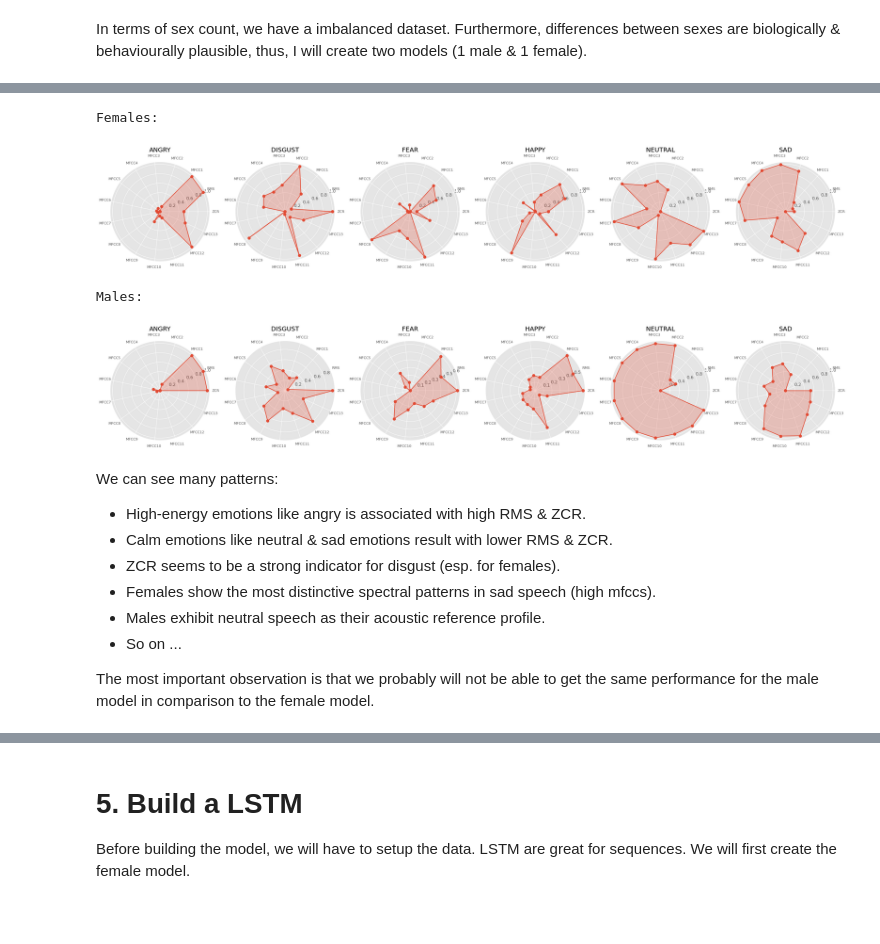
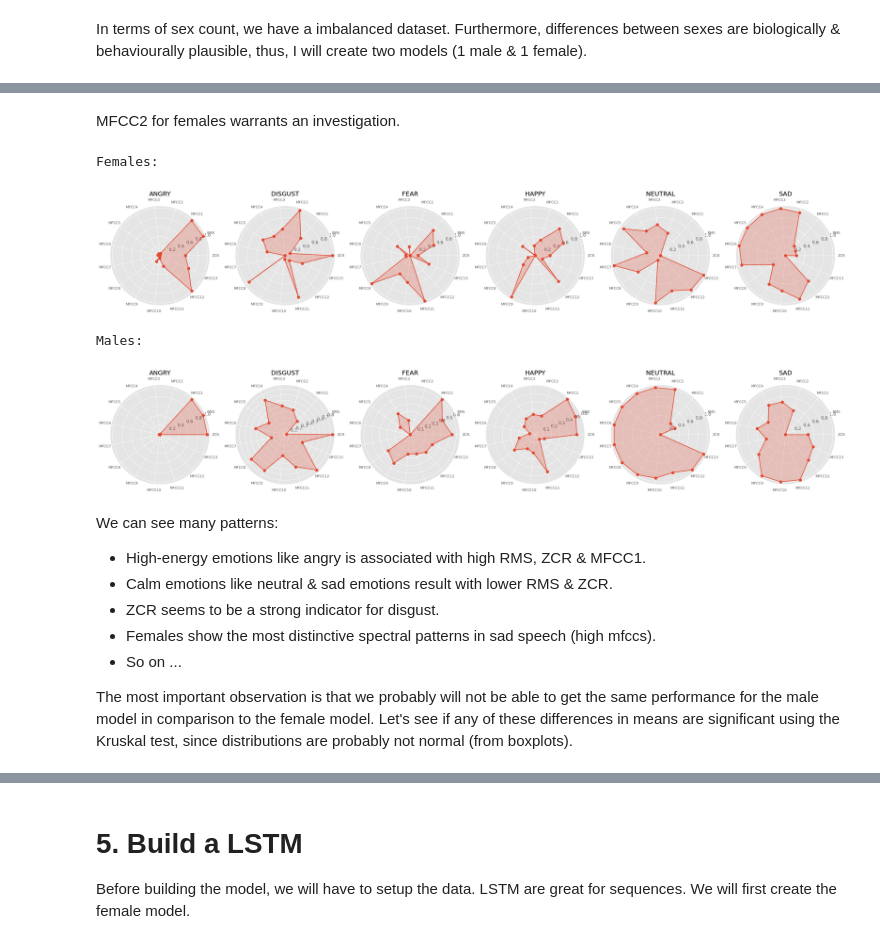
Before and after one commit to S-Gemmin/speech-emotion-recognition, a Jupyter notebook: speech-emotion-recognition-90.ipynb, the cells around one changed output, grey strips where cells are left out. Cells and saved outputs as stored; diff of their text form; code cells hidden in the pictures; blank space fills up the shorter version.

```diff
--- a/speech-emotion-recognition-90.ipynb
+++ b/speech-emotion-recognition-90.ipynb
@@ -211,9 +267,10 @@ savee_df.head()
 # %%
 df = pd.concat([
-    ravdess_df,
-    crema_df,
-    tess_df,
-    savee_df,
+    ravdess,
+    crema,
+    tess,
+    savee,
+    emodb
 ], axis=0)
 df.head()
 # %% [output]
@@ -278,14 +335,14 @@ def create_waveplot(y, sr, title):
     plt.show()
 # %%
 sample_size = 3
-sample_df = df.sample(n=sample_size, random_state=42)
+sample = df.sample(n=sample_size, random_state=1)
 
-for idx, row in sample_df.iterrows():
-   emotion_label = row['emotion']
+for idx, row in sample.iterrows():
+   emotion = row['emotion']
    path = row['path']
 
    y, sr = librosa.load(path)
-   create_waveplot(y, sr, f"Waveplot - {emotion_label}")
+   create_waveplot(y, sr, f"Waveplot - {emotion}")
 
    display(Audio(path))
    print("\n")
@@ -357,7 +414,7 @@ The hop length is set to 512 samples & the frame length is set to 2048 samples f
 # %%
 sample_idx = 0 # look at other samples :)
 y, sr = preprocess_audio(df.iloc[sample_idx]['path'])
-emotion_label = df.iloc[sample_idx]['emotion']
+emotion = df.iloc[sample_idx]['emotion']
 # %% [markdown]
 **1. Mel-Frequency Cepstral Coefficients (MFCC)**
 
@@ -521,38 +647,43 @@ sad      0.572785
+# %% [markdown]
+MFCC2 for females warrants an investigation.
 # %%
 def radar_plot(df):
-    n = len(df)
+    means = df.groupby('emotion').mean()
+    scaler = MinMaxScaler()
+    normalized = pd.DataFrame(scaler.fit_transform(means), index=means.index, columns=means.columns)
+
+    n = len(normalized)
     fig, axs = plt.subplots(1, n, figsize=(4*n, 4), subplot_kw={'polar': True})
-    axs = axs if n > 1 else [axs]
 
-    angles = np.append(np.linspace(0, 2*np.pi, len(df.columns), False), 0)
+    angles = np.append(np.linspace(0, 2*np.pi, len(normalized.columns), False), 0)
 
-    for i, (emotion, row) in enumerate(df.iterrows()):
+    for i, (emotion, row) in enumerate(normalized.iterrows()):
         vals = np.append(row.values, row.values[0])
         axs[i].plot(angles, vals, 'o-')
         axs[i].fill(angles, vals, alpha=0.25)
         axs[i].set_xticks(angles[:-1])
-        axs[i].set_xticklabels(df.columns, fontsize=8)
+        axs[i].set_xticklabels(normalized.columns, fontsize=8)
         axs[i].set_title(emotion.upper())
 
     plt.tight_layout()
     plt.show()
 
 print("Females: ")
-radar_plot(means_female)
+radar_plot(df_female_means)
+
 print("Males: ")
-radar_plot(means_male)
+radar_plot(df_male_means)
 # %% [output]
 Females:
 [figure]
 Males:
-[figure, old version]
+[figure, new version]
 # %% [markdown]
 We can see many patterns:
-* High-energy emotions like angry is associated with high RMS & ZCR.
+* High-energy emotions like angry is associated with high RMS, ZCR & MFCC1.
 * Calm emotions like neutral & sad emotions result with lower RMS & ZCR.
-* ZCR seems to be a strong indicator for disgust (esp. for females).
+* ZCR seems to be a strong indicator for disgust.
 * Females show the most distinctive spectral patterns in sad speech (high mfccs).
-* Males exhibit neutral speech as their acoustic reference profile.
 * So on ...
 
-The most important observation is that we probably will not be able to get the same performance for the male model in comparison to the female model.
+The most important observation is that we probably will not be able to get the same performance for the male model in comparison to the female model. Let's see if any of these differences in means are significant using the Kruskal test, since distributions are probably not normal (from boxplots).
```
Also changed, not shown: parts of 31 cells of this notebook.
